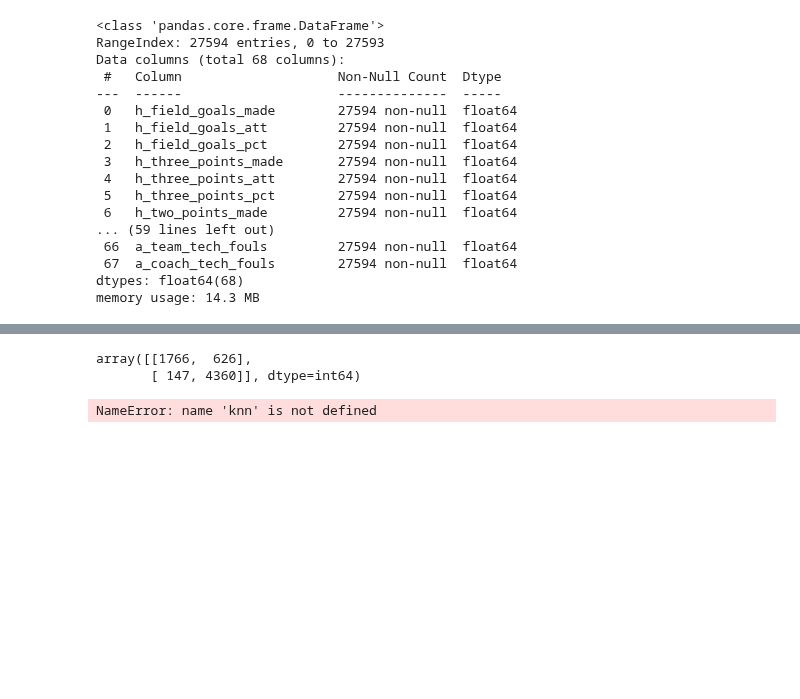
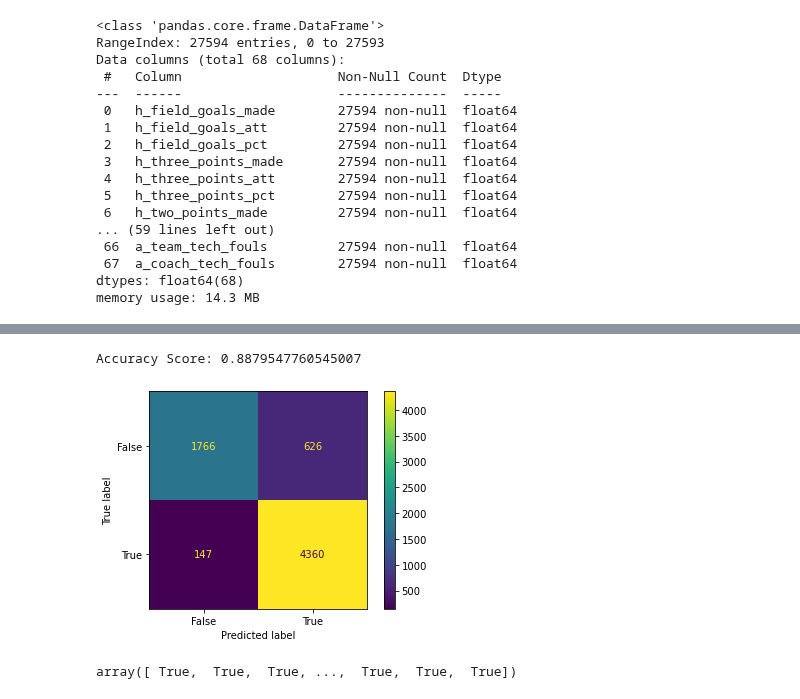
Before and after one commit to MatthewR1021/Machine-Learning-Madness, a Jupyter notebook: TJNotebook.ipynb, the cells around one changed output, grey strips where cells are left out. Drawn from its saved outputs; the diff is of its cells as text; code cells hidden in the pictures; blank space fills up the shorter version.

```diff
--- a/TJNotebook.ipynb
+++ b/TJNotebook.ipynb
@@ -211,20 +215,21 @@ array([[2040,  352],
 # %%
 from sklearn.neighbors import KNeighborsClassifier
 
 knnmodel = KNeighborsClassifier()
 knnmodel.fit(X_train, y_train)
 kn_y_pred = knnmodel.predict(X_test)
 
-accuracy_score(y_test, kn_y_pred)
-confusion_matrix(y_test, kn_y_pred)
+print("Accuracy Score:", accuracy_score(y_test, kn_y_pred))
+plot_confusion_matrix(knnmodel, X_test, y_test);
 # %% [output]
-array([[1766,  626],
-       [ 147, 4360]], dtype=int64)
+Accuracy Score: 0.8879547760545007
+[figure, added]
 # %%
 from sklearn.tree import DecisionTreeClassifier
 
 dt_model = DecisionTreeClassifier()
 dt_model.fit(X_train, y_train)
-dt_y_pred = knn.predict(X_test)
+dt_y_pred = dt_model.predict(X_test)
+dt_y_pred
 # %% [output]
-NameError: name 'knn' is not defined
+array([ True,  True,  True, ...,  True,  True,  True])
```
Also changed, not shown: parts of 4 cells of this notebook.
